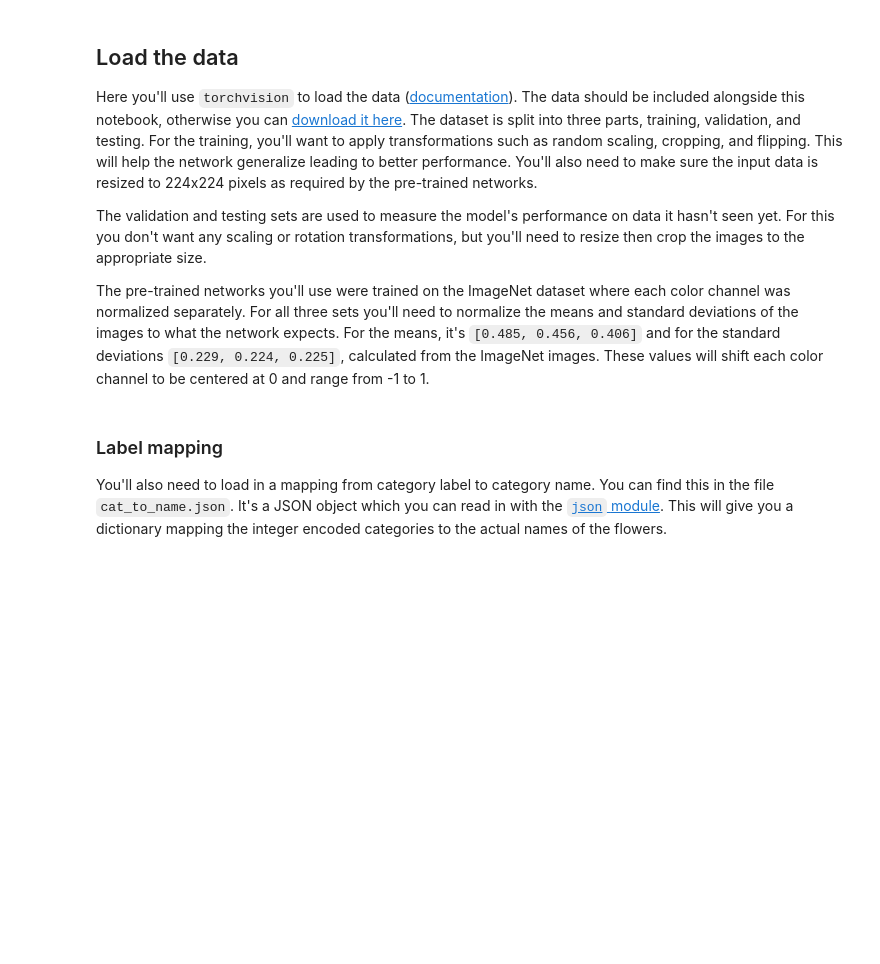
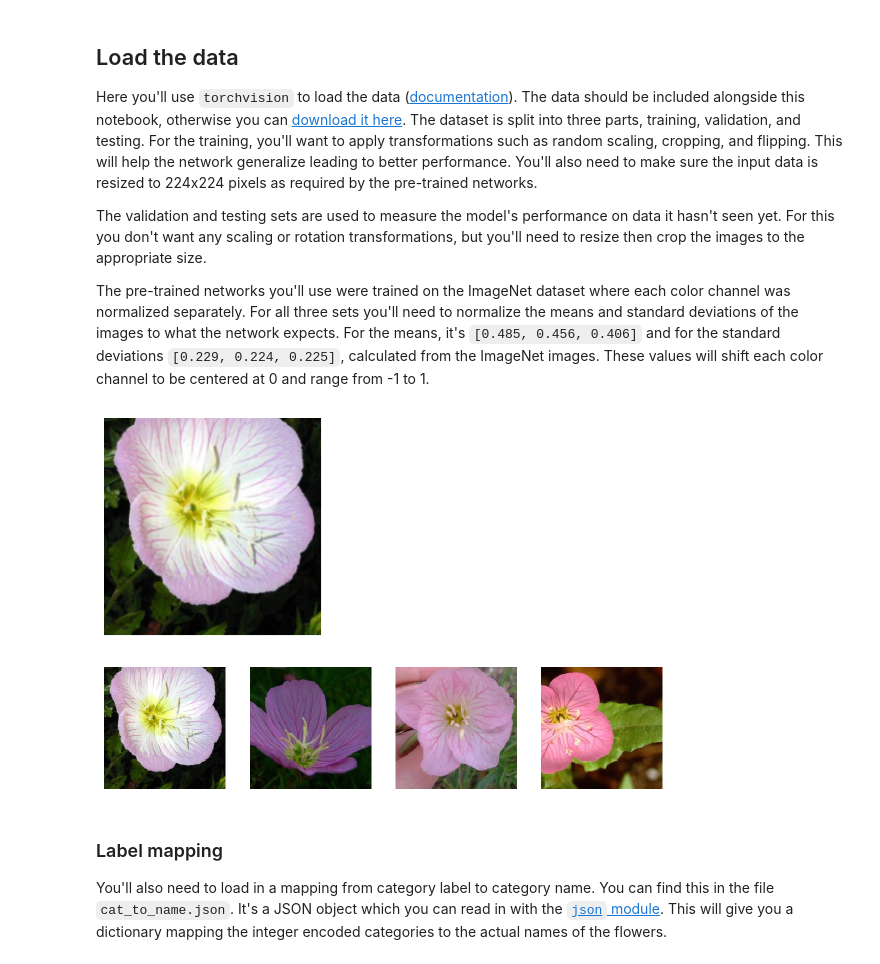
Before and after one commit to CosmicMiriam/ImageClassifier, a Jupyter notebook: Image Classifier Project.ipynb, the cells around one changed output. Cells and saved outputs as stored; diff of their text form; code cells hidden in the pictures; blank space fills up the shorter version.

```diff
--- a/Image Classifier Project.ipynb
+++ b/Image Classifier Project.ipynb
@@ -45,51 +47,51 @@ valid_dir = data_dir + '/valid'
 test_dir = data_dir + '/test'
 # %%
 # TODO: Define your transforms for the training, validation, and testing sets
-# data_transforms =
+# TODO: Load the datasets with ImageFolder
+# TODO: Using the image datasets and the trainforms, define the dataloaders
 
-# TODO: Load the datasets with ImageFolder
-# image_datasets =
-
-# TODO: Using the image datasets and the trainforms, define the dataloaders
-# dataloaders =
-
-# TODO: Define transforms for the training data and testing data
+# Define transforms for the training data and testing data
 train_transforms = transforms.Compose([transforms.RandomRotation(30),
                                        transforms.RandomResizedCrop(224),
                                        transforms.RandomHorizontalFlip(),
-                                       transforms.ToTensor()])
+                                       transforms.ToTensor(),
+                                       transforms.Normalize([0.485, 0.456, 0.406], [0.229, 0.224, 0.225])])
 
 valid_transforms = transforms.Compose([transforms.Resize(255),
                                       transforms.CenterCrop(224),
                                       transforms.ToTensor()])
 
 test_transforms = transforms.Compose([transforms.Resize(255),
                                       transforms.CenterCrop(224),
                                       transforms.ToTensor()])
 
 # Pass transforms in here, then run the next cell to see how the transforms look
 train_data = datasets.ImageFolder(train_dir, transform=train_transforms)
 valid_data = datasets.ImageFolder(valid_dir, transform=test_transforms)
 test_data = datasets.ImageFolder(test_dir, transform=test_transforms)
 
 trainloader = torch.utils.data.DataLoader(train_data, batch_size=32)
 validloader = torch.utils.data.DataLoader(valid_data, batch_size=32)
 testloader = torch.utils.data.DataLoader(test_data, batch_size=32)
 
 # Run this to test your data loader
 images_train, labels_train = next(iter(train_data))
 images_valid, labels_valid = next(iter(train_data))
 images_test, labels_test = next(iter(train_data))
-# helper.imshow(images[0], normalize=False)
 
-# print(images_train[0])
-# print(labels_train)
+# testing image visualisation
+helper.imshow(images[0], normalize=False)
 
-# print(images_valid[0])
-# print(labels_valid)
+data_iter = iter(testloader)
 
-# print(images_test[0])
-# print(labels_test)
+images, labels = next(data_iter)
+fig, axes = plt.subplots(figsize=(10,4), ncols=4)
+for ii in range(4):
+    ax = axes[ii]
+    helper.imshow(images[ii], ax=ax, normalize=False)
+# %% [output]
+[figure, added]
+[figure, added]
 # %% [markdown]
 ### Label mapping
 
```
Also changed, not shown: parts of 6 cells of this notebook.
